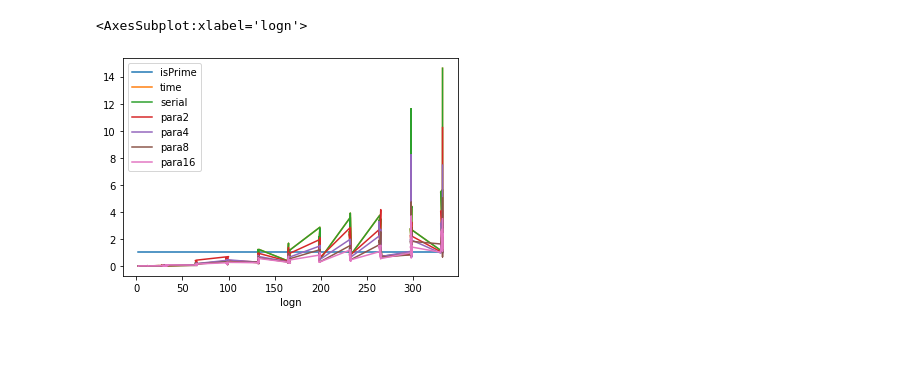
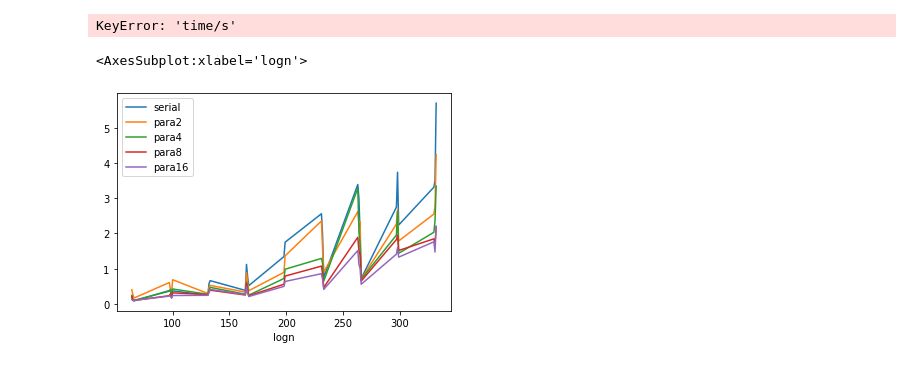
Before and after one commit to Yangzhengtang/Parallel-Primality-Test, a Jupyter notebook: AKS/test-res/charts.ipynb, the cells around one changed output. Cells and saved outputs as stored; diff of their text form; code cells hidden in the pictures.

Commit message:
seq charts

```diff
--- a/AKS/test-res/charts.ipynb
+++ b/AKS/test-res/charts.ipynb
@@ -9,14 +9,15 @@ para8 = pd.read_csv("./para-8.csv")
 para16 = pd.read_csv("./para-16.csv")
 
 # combine
-data = serial
+data = serial.copy()
 data['serial'] = data['time']
 data['para2'] = para2['time']
 data['para4'] = para4['time']
 data['para8'] = para8['time']
 data['para16'] = para16['time']
 
-# select column
+# drop column
+serial = serial.drop(['isPrime'], axis=1)
 data = data.drop(['isPrime', 'time', 'n'], axis=1)
 
 # export data
@@ -39,5 +25,10 @@ data.to_csv("stats.csv", index=None)
-# %%
-data.plot.line(x="logn")
-# %% [output]
-<AxesSubplot:xlabel='logn'>
-[figure, removed]
+# %%
+# sequential results
+serial.groupby(by="logn").mean().plot.line(y="time/s")
+# %% [output]
+KeyError: 'time/s'
+# %%
+data.iloc[150:].groupby(by="logn").mean().plot.line()
+# %% [output]
+<AxesSubplot:xlabel='logn'>
+[figure, added]
```
Also changed, not shown: parts of 1 cell of this notebook, 2 other files.
